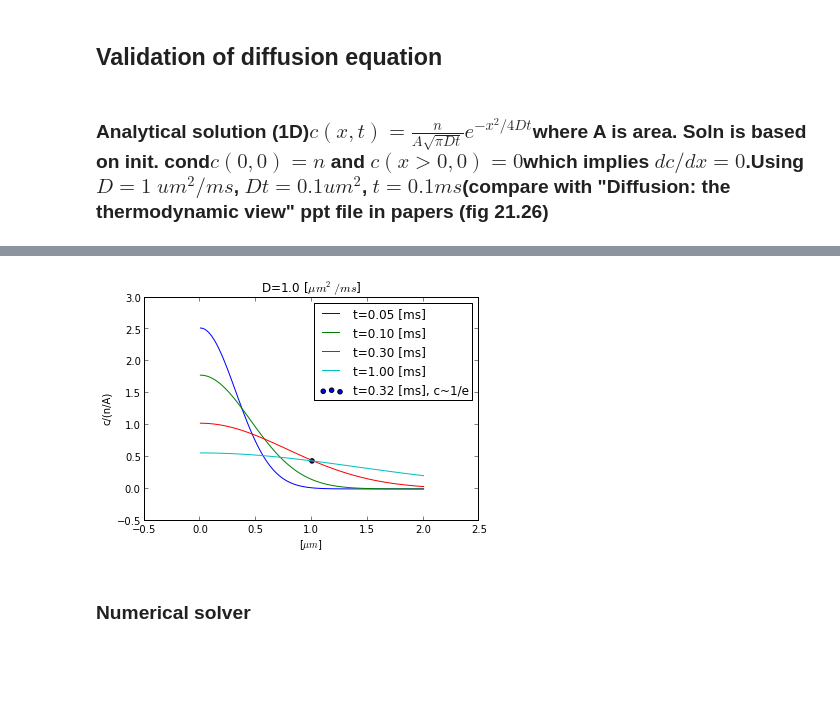
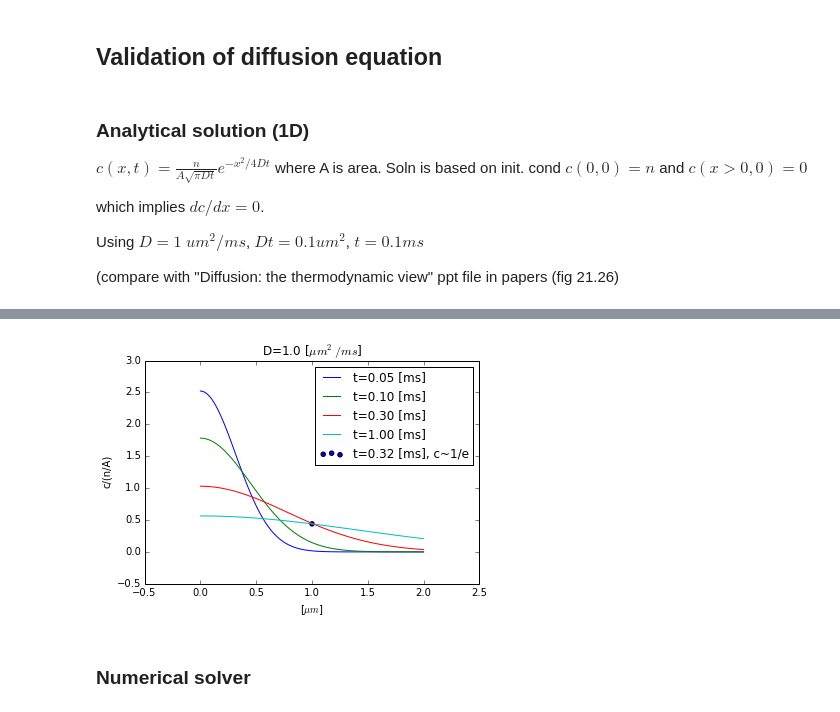
Before and after one commit to huskeypm/enzymekineticsacs, a Jupyter notebook: diffvalid.ipynb, the cells around one changed output, grey strips where cells are left out. Drawn from its saved outputs; the diff is of its cells as text; code cells hidden in the pictures; blank space fills up the shorter version.

```diff
--- a/diffvalid.ipynb
+++ b/diffvalid.ipynb
@@ -1,9 +1,55 @@
 # %% [markdown]
 ## Validation of diffusion equation
 # %% [markdown]
-### Analytical solution (1D)$ c(x,t) = \frac{n}{A\sqrt{\pi D t} } e^{-x^2/4Dt}$where A is area. Soln is  based on init. cond$c(0,0) = n$ and $c(x>0,0) = 0$which implies $dc/dx=0$.Using  $D =1\; um^2/ms$, $Dt = 0.1 um^2$, $t=0.1 ms$(compare with "Diffusion: the thermodynamic view" ppt file in papers (fig 21.26)
+### Analytical solution (1D)
+
+$ c(x,t) = \frac{n}{A\sqrt{\pi D t} } e^{-x^2/4Dt}$
+where A is area. Soln is  based on init. cond
+$c(0,0) = n$
+and
+$c(x>0,0) = 0$
+
+which implies $dc/dx=0$.
+
+Using  $D =1\; um^2/ms$, $Dt = 0.1 um^2$, $t=0.1 ms$
+
+(compare with "Diffusion: the thermodynamic view" ppt file in papers (fig 21.26)
 # %%
-A=1.n=1.DRef=1e-9 # m^2/sDRef=1e3 # um^2/sDRef=1. # um^2/msx = np.linspace(0,2,100) # [um]t0=0.05 # [ms]# x [um]def cxt(x,t):    Dt = DRef*t    prefac = n/(A*np.sqrt(np.pi*Dt))    #prefac = 1.    exp = np.exp(-x*x/(4*Dt))    return prefac *expvfunc = np.vectorize(cxt,otypes=[float])
+A=1.
+n=1.
+DRef=1e-9 # m^2/s
+DRef=1e3 # um^2/s
+DRef=1. # um^2/ms
+x = np.linspace(0,2,100) # [um]
+t0=0.05 # [ms]
+# x [um]
+def cxt(x,t):
+    Dt = DRef*t
+    prefac = n/(A*np.sqrt(np.pi*Dt))
+    #prefac = 1.
+    exp = np.exp(-x*x/(4*Dt))
+    return prefac *exp
+
+vfunc = np.vectorize(cxt,otypes=[float])
 # %%
-plt.plot(x,vfunc(x,t0),label="t=%4.2f [ms]"%t0)#plt.plot(x,np.exp(-x*x/(4*D*t)),label="t=%4.2f [s]"%t)t=0.1plt.plot(x,vfunc(x,t),label="t=%4.2f [ms]"%t)t=0.3plt.plot(x,vfunc(x,t),label="t=%4.2f [ms]"%t)t=1.0plt.plot(x,vfunc(x,t),label="t=%4.2f [ms]"%t)# evaluate at c(x,t) ~ 1/e (since 1/sqrt[pi*D*t]=1)t_oe = 1/np.pi*DRefplt.scatter(1,cxt(1,t), label="t=%4.2f [ms], c~1/e"%t_oe)plt.title("D=%3.1f [$\mu m^2/ms$]" % DRef)plt.xlabel("[$\mu m$]")plt.ylabel("c/(n/A)")plt.legend(loc=0)print cxt(1,t)print np.exp(-1)
+plt.plot(x,vfunc(x,t0),label="t=%4.2f [ms]"%t0)
+#plt.plot(x,np.exp(-x*x/(4*D*t)),label="t=%4.2f [s]"%t)
+t=0.1
+plt.plot(x,vfunc(x,t),label="t=%4.2f [ms]"%t)
+t=0.3
+plt.plot(x,vfunc(x,t),label="t=%4.2f [ms]"%t)
+t=1.0
+plt.plot(x,vfunc(x,t),label="t=%4.2f [ms]"%t)
+
+# evaluate at c(x,t) ~ 1/e (since 1/sqrt[pi*D*t]=1)
+t_oe = 1/np.pi*DRef
+plt.scatter(1,cxt(1,t), label="t=%4.2f [ms], c~1/e"%t_oe)
+
+plt.title("D=%3.1f [$\mu m^2/ms$]" % DRef)
+plt.xlabel("[$\mu m$]")
+plt.ylabel("c/(n/A)")
+plt.legend(loc=0)
+
+print cxt(1,t)
+print np.exp(-1)
 # %% [output]
@@ -11,4 +58,4 @@ plt.plot(x,vfunc(x,t0),label="t=%4.2f [ms]"%t0)#plt.plot(x,np.exp(-x*x/(4*D*t)),
-[figure, old version]
+[figure, new version]
 # %% [markdown]
 ### Numerical solver
 # %%
```
Also changed, not shown: parts of 5 cells of this notebook, 4 other files.
